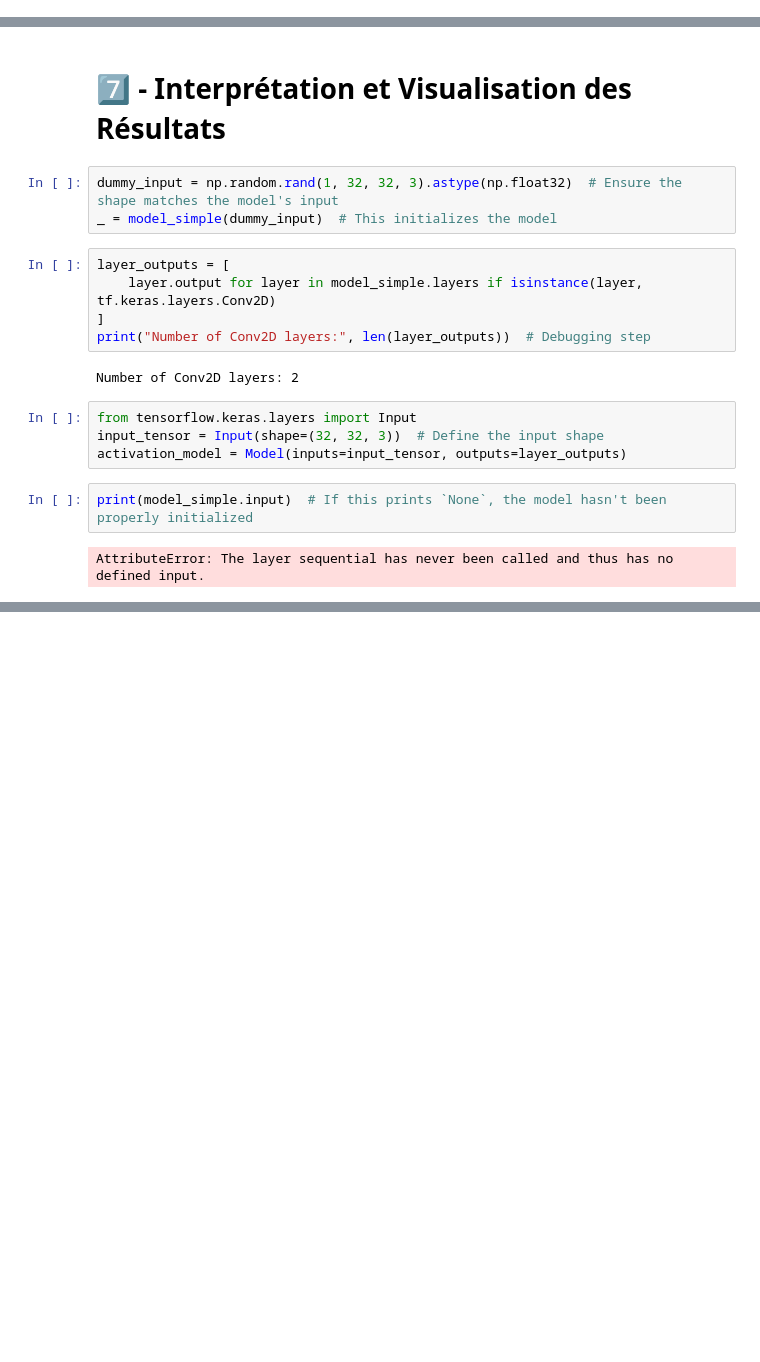
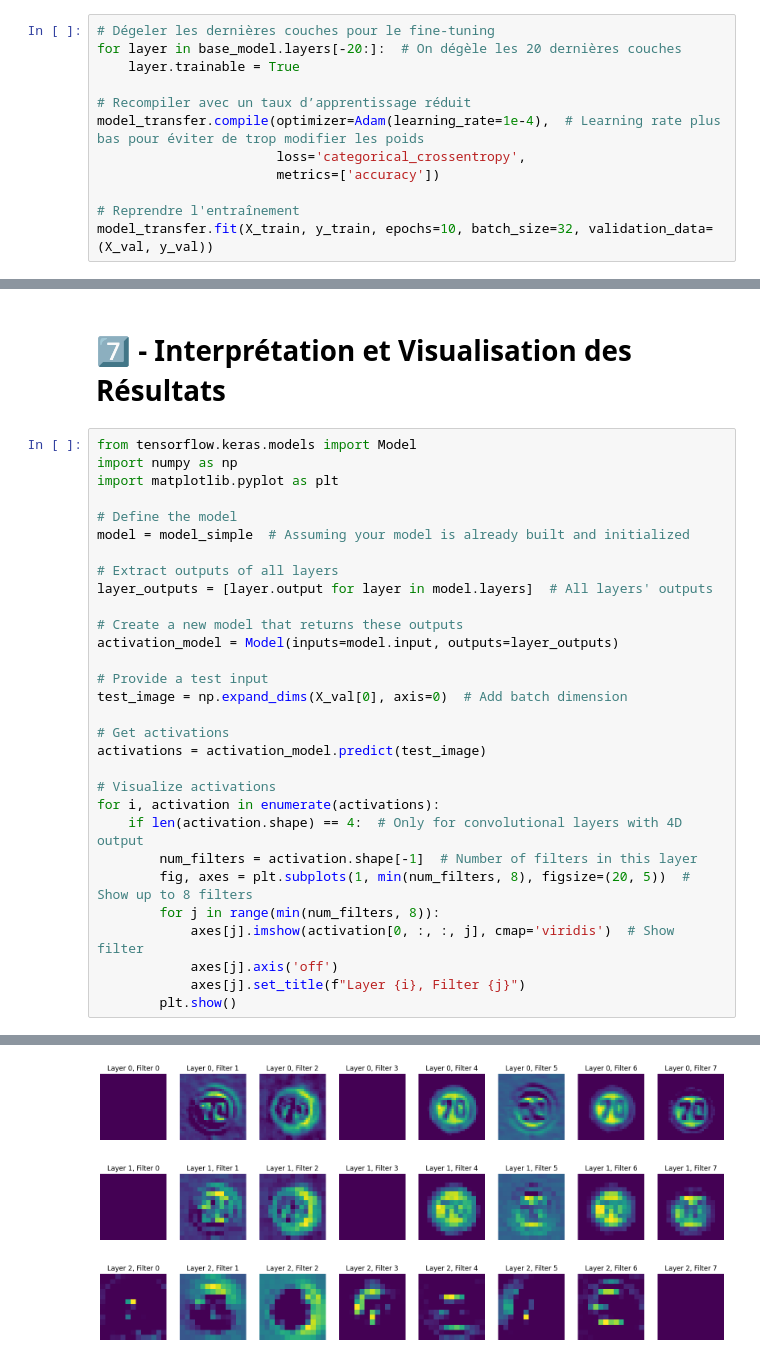
Before and after one commit to decembersnow1234/DeepLearning_GermanTrafficSign, a Jupyter notebook: Projet_Deep_Learning_GTSRB.ipynb, the cells around one changed output, grey strips where cells are left out. Drawn from its saved outputs; the diff is of its cells as text; blank space fills up the shorter version.

```diff
--- a/Projet_Deep_Learning_GTSRB.ipynb
+++ b/Projet_Deep_Learning_GTSRB.ipynb
@@ -902,0 +1211,12 @@ ValueError: math domain error
+# %%
+# Dégeler les dernières couches pour le fine-tuning
+for layer in base_model.layers[-20:]:  # On dégèle les 20 dernières couches
+    layer.trainable = True
+
+# Recompiler avec un taux d’apprentissage réduit
+model_transfer.compile(optimizer=Adam(learning_rate=1e-4),  # Learning rate plus bas pour éviter de trop modifier les poids
+                       loss='categorical_crossentropy',
+                       metrics=['accuracy'])
+
+# Reprendre l'entraînement
+model_transfer.fit(X_train, y_train, epochs=10, batch_size=32, validation_data=(X_val, y_val))
@@ -903,20 +1245,33 @@ ValueError: math domain error
 # %% [markdown]
 # **7️⃣ - Interprétation et Visualisation des Résultats**
-# %%
-dummy_input = np.random.rand(1, 32, 32, 3).astype(np.float32)  # Ensure the shape matches the model's input
-_ = model_simple(dummy_input)  # This initializes the model
-# %%
-layer_outputs = [
-    layer.output for layer in model_simple.layers if isinstance(layer, tf.keras.layers.Conv2D)
-]
-print("Number of Conv2D layers:", len(layer_outputs))  # Debugging step
-# %% [output]
-Number of Conv2D layers: 2
-# %%
-from tensorflow.keras.layers import Input
-input_tensor = Input(shape=(32, 32, 3))  # Define the input shape
-activation_model = Model(inputs=input_tensor, outputs=layer_outputs)
-# %%
-print(model_simple.input)  # If this prints `None`, the model hasn't been properly initialized
-# %% [output]
-AttributeError: The layer sequential has never been called and thus has no defined input.
+# %%
+from tensorflow.keras.models import Model
+import numpy as np
+import matplotlib.pyplot as plt
+
+# Define the model
+model = model_simple  # Assuming your model is already built and initialized
+
+# Extract outputs of all layers
+layer_outputs = [layer.output for layer in model.layers]  # All layers' outputs
+
+# Create a new model that returns these outputs
+activation_model = Model(inputs=model.input, outputs=layer_outputs)
+
+# Provide a test input
+test_image = np.expand_dims(X_val[0], axis=0)  # Add batch dimension
+
+# Get activations
+activations = activation_model.predict(test_image)
+
+# Visualize activations
+for i, activation in enumerate(activations):
+    if len(activation.shape) == 4:  # Only for convolutional layers with 4D output
+        num_filters = activation.shape[-1]  # Number of filters in this layer
+        fig, axes = plt.subplots(1, min(num_filters, 8), figsize=(20, 5))  # Show up to 8 filters
+        for j in range(min(num_filters, 8)):
+            axes[j].imshow(activation[0, :, :, j], cmap='viridis')  # Show filter
+            axes[j].axis('off')
+            axes[j].set_title(f"Layer {i}, Filter {j}")
+        plt.show()
+# %% [output]
@@ -922,0 +1279,3 @@ AttributeError: The layer sequential has never been called and thus has no defin
+[figure, added]
+[figure, added]
+[figure, added]
```
Also changed, not shown: parts of 40 cells of this notebook.
